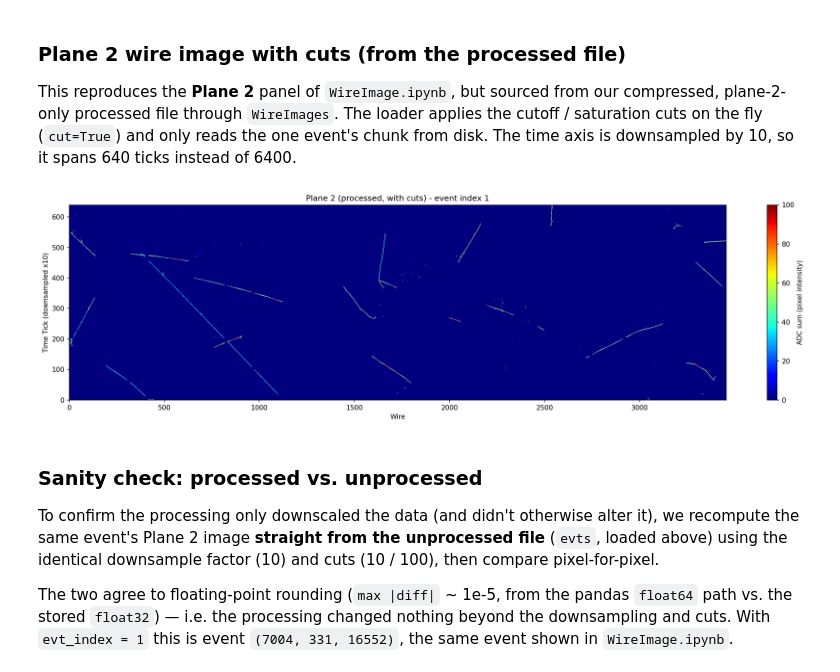
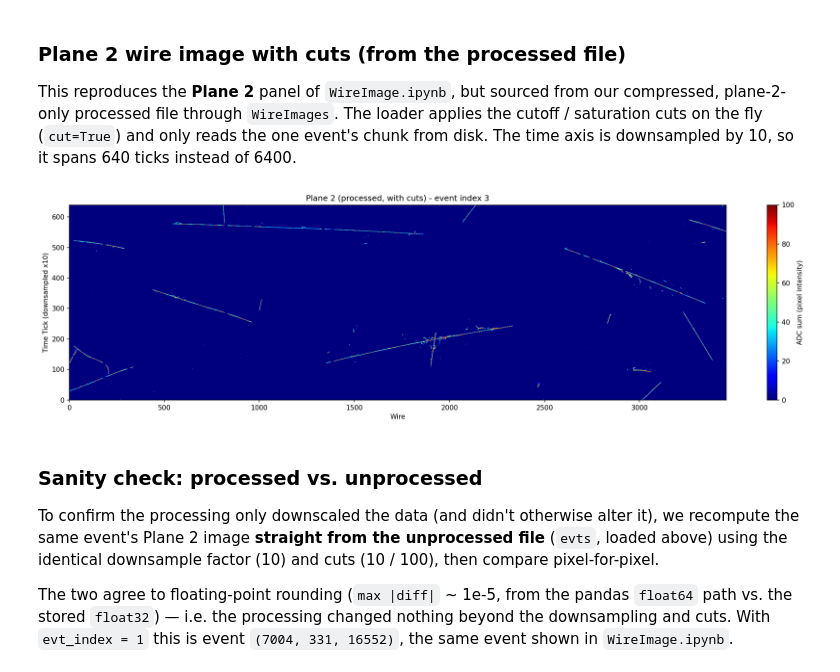
Before and after one commit to AidanShim/SCARAB, a Jupyter notebook: tutorial/MBOONE/microboone_open_data.ipynb, the cells around one changed output. Cells and saved outputs as stored; diff of their text form; code cells hidden in the pictures.

```diff
--- a/tutorial/MBOONE/microboone_open_data.ipynb
+++ b/tutorial/MBOONE/microboone_open_data.ipynb
@@ -59,23 +59,23 @@ evts = f.build_evt()
 
 This reproduces the **Plane 2** panel of `WireImage.ipynb`, but sourced from our compressed, plane-2-only processed file through `WireImages`. The loader applies the cutoff / saturation cuts on the fly (`cut=True`) and only reads the one event's chunk from disk. The time axis is downsampled by 10, so it spans 640 ticks instead of 6400.
 # %%
-evt_index = 1   # which event to display (0 .. len(data)-1)
+evt_index = 3   # which event to display (0 .. len(data)-1)
 
 # Processed plane-2 image, cuts applied on the fly by the loader.
 img_cut = data.full_image(evt_index, cut=True)   # shape (nwires=3456, time=640)
 zmax = data.saturation                            # saturation value stored in the file (100)
 
 plt.figure(figsize=(18, 5), dpi=150)
 # transpose so Wire is on x and Time Tick on y, matching WireImage.ipynb
 plt.imshow(img_cut.T, vmin=0, vmax=zmax, origin="lower", cmap="jet", aspect="auto")
 plt.title("Plane 2 (processed, with cuts) - event index %d" % evt_index)
 plt.xlabel("Wire")
 plt.ylabel("Time Tick (downsampled x10)")
 plt.colorbar(label="ADC sum (pixel intensity)")
 plt.tight_layout()
 plt.show()
 # %% [output]
-[figure, old version]
+[figure, new version]
 # %% [markdown]
 ### Sanity check: processed vs. unprocessed
 
```
Also changed, not shown: parts of 5 cells of this notebook.
